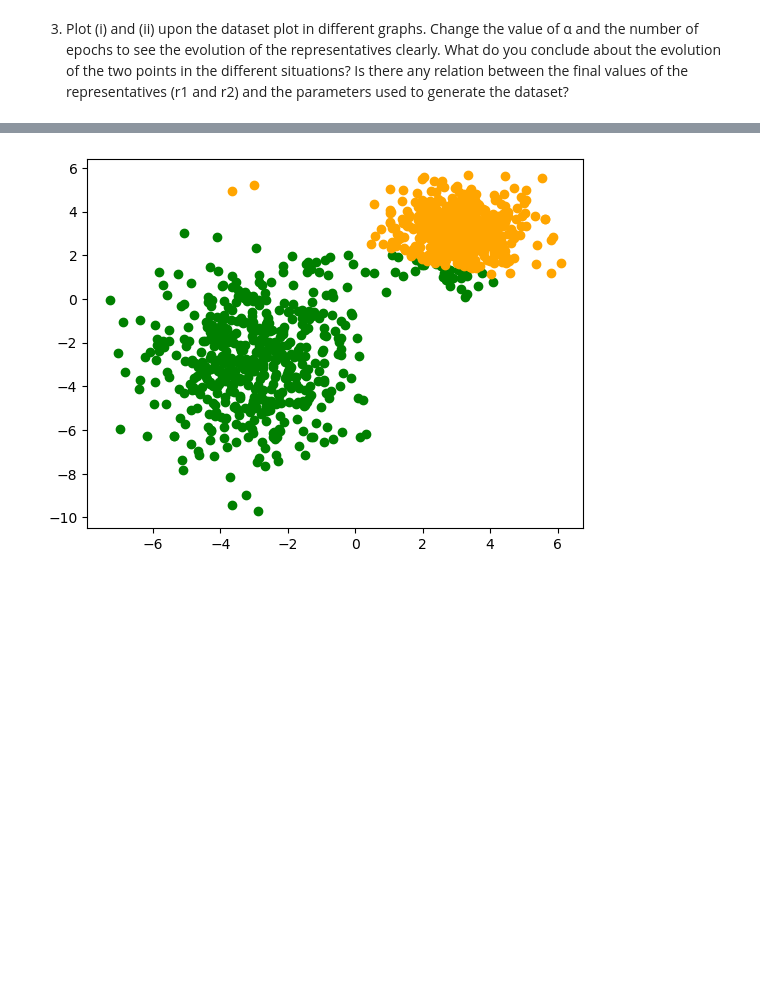
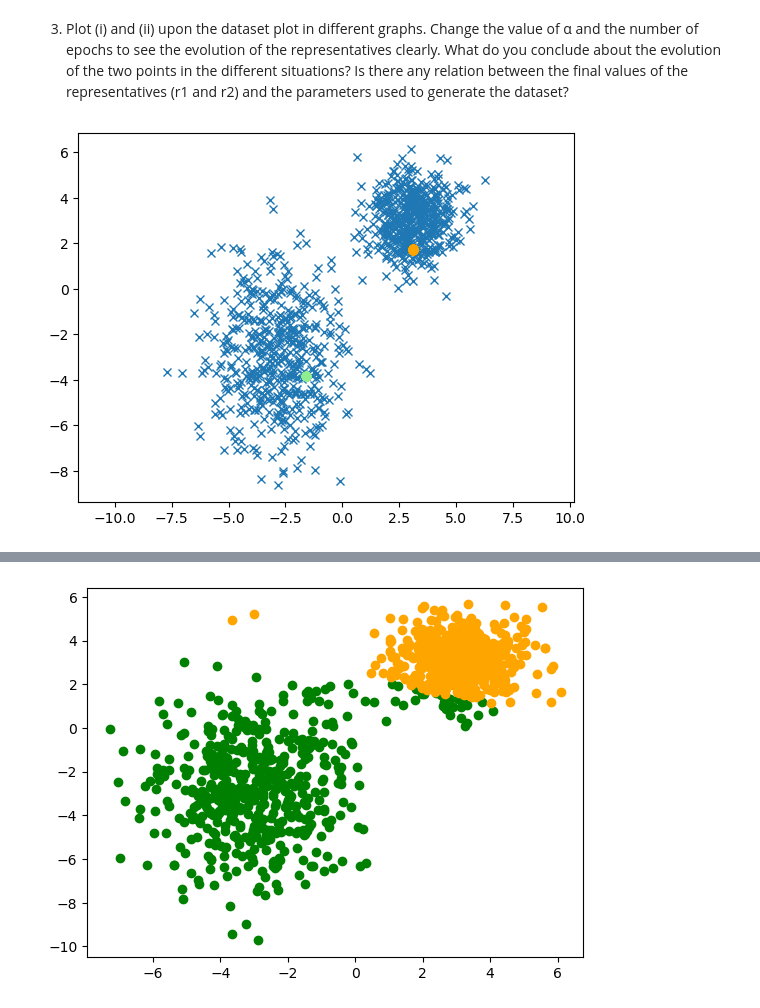
Before and after one commit to jelenameyer/IntroToMachineLearning, a Jupyter notebook: assignments/a1_unsupervised.ipynb, the cells around one changed output, grey strips where cells are left out. Saved outputs shown, nothing was run; the diff lists cells and outputs as text; code cells hidden in the pictures; blank space fills up the shorter version.

```diff
--- a/assignments/a1_unsupervised.ipynb
+++ b/assignments/a1_unsupervised.ipynb
@@ -129,20 +117,0 @@ cluster1
-# %%
-
-
-
-
-for i in range(len(cTCopy)):
-    coordinate = (c[0,i], c[1,i],)
-    distanceToK1 = getEuclideanDistance(k1[0],k1[1], coordinate[0], coordinate[1])
-    distanceToK2 = getEuclideanDistance(k2[0],k2[1], coordinate[0], coordinate[1])
-    if distanceToK1 < distanceToK2:
-        cluster1.append([cTCopy[i]])
-        k1 = (1-alpha)*k1+alpha*coordinate
-    else:
-        cluster2.append([cTCopy[i]])
-        k2 = (1-alpha)*k2+alpha*coordinate
-
-print(len(cluster2))
-
-print(len(cluster1))
-len(cluster1) +len(cluster2)
@@ -157,2 +192,33 @@ TypeError: can't multiply sequence by non-int of type 'float'
 # %% [markdown]
 3. Plot (i) and (ii) upon the dataset plot in different graphs. Change the value of α and the number of epochs to see the evolution of the representatives clearly. What do you conclude about the evolution of the two points in the different situations? Is there any relation between the final values of the representatives (r1 and r2) and the parameters used to generate the dataset?
+# %%
+# plot (i) uppon the dataset
+
+x = c[0]
+y=c[1]
+
+xR1 = []
+for r1 in allValuesOfR1:
+    xR1.append(r1[0])
+
+xR2 = []
+for r2 in allValuesOfR2:
+    xR2.append(r2[0])
+
+yR1 = []
+for r1 in allValuesOfR1:
+    yR1.append(r1[1])
+
+yR2 = []
+for r2 in allValuesOfR2:
+    yR2.append(r2[1])
+
+labels=c[2]
+plt.plot(x, y, "x")
+plt.plot(xR1, yR1, "o", color = "orange")
+plt.plot(xR2, yR2, "o", color = "lightgreen")
+
+plt.axis("equal")
+plt .show()
+# %% [output]
+[figure, added]
```
Also changed, not shown: parts of 12 cells of this notebook, 2 other files.
